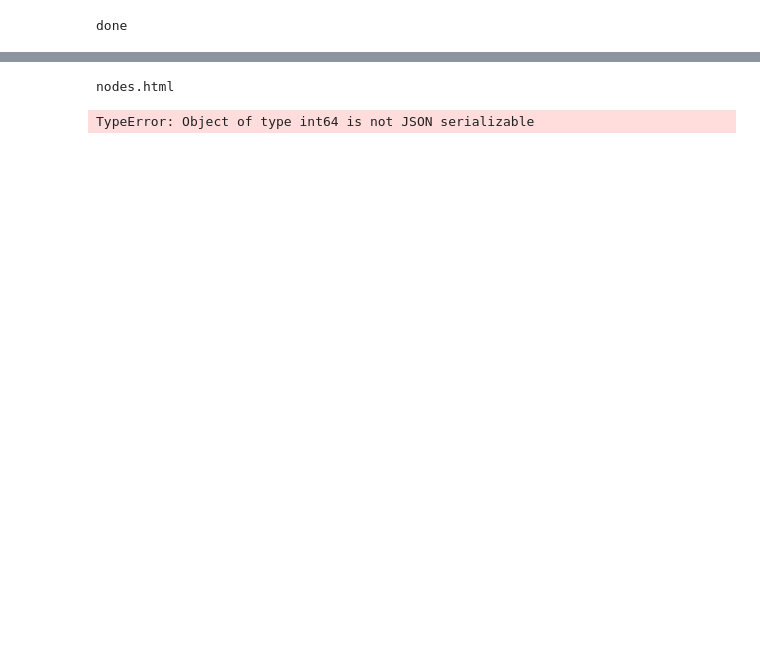
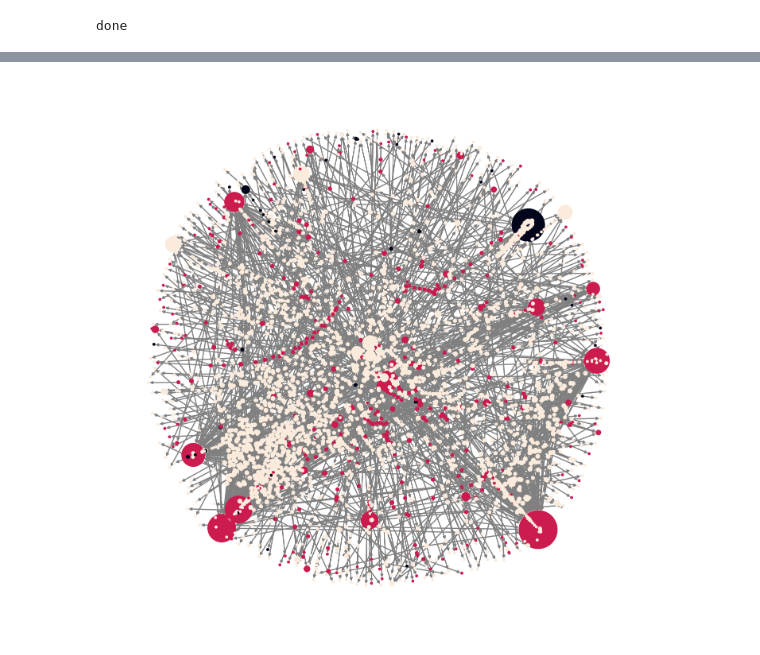
Before and after one commit to CachoobiDoobi/Anti-Money-Laundering-GNNs, a Jupyter notebook: Elliptic/graph_vizualisation.ipynb, the cells around one changed output, grey strips where cells are left out. Saved outputs shown, nothing was run; the diff lists cells and outputs as text; code cells hidden in the pictures; blank space fills up the shorter version.

```diff
--- a/Elliptic/graph_vizualisation.ipynb
+++ b/Elliptic/graph_vizualisation.ipynb
@@ -8,7 +11,8 @@ import numpy as np
 labels = pd.read_csv("data/elliptic_bitcoin_dataset/elliptic_txs_classes.csv")
 edges = pd.read_csv("data/elliptic_bitcoin_dataset/elliptic_txs_edgelist.csv")
 nodes = pd.read_csv("data/elliptic_bitcoin_dataset/elliptic_txs_features.csv", header=None)
-device = 'cuda' if torch.cuda.is_available() else 'cpu'
+#device = 'cuda' if torch.cuda.is_available() else 'cpu'
+device = 'cpu'
 print('done')
 # %% [output]
 done
@@ -41,19 +28,18 @@ nodes.html
-# %%
-net = Network(
-    notebook=True,
-    cdn_resources="remote",
-    bgcolor="#222222",
-    font_color="white",
-    height="750px",
-    width="100%",
-    select_menu=True,
-    filter_menu=True,
-)
-nodes = [i for i in range(data['test'][0].edge_index.max())]
-edges = data['test'][0].edge_index.cpu().numpy()
-net.add_nodes(nodes)
-net.add_edges(edges)
-net.show('nodes.html')
-# %% [output]
-nodes.html
-TypeError: Object of type int64 is not JSON serializable
+# %%
+data_train = data['test'][0]
+G = to_networkx(data_train)
+degrees = [val for (node, val) in G.degree()]
+degrees
+plt.figure(figsize=(18,18))
+plt.axis('off')
+nx.draw_networkx(G,
+                pos=nx.spring_layout(G, seed=0),
+                with_labels=False,
+                node_size = np.array(degrees) * 20,
+                node_color=data_train.y,
+                width=2,
+                edge_color="grey", arrows=True
+                )
+plt.show()
+# %% [output]
+[figure, added]
```
Also changed, not shown: parts of 7 cells of this notebook, 1 other file.
